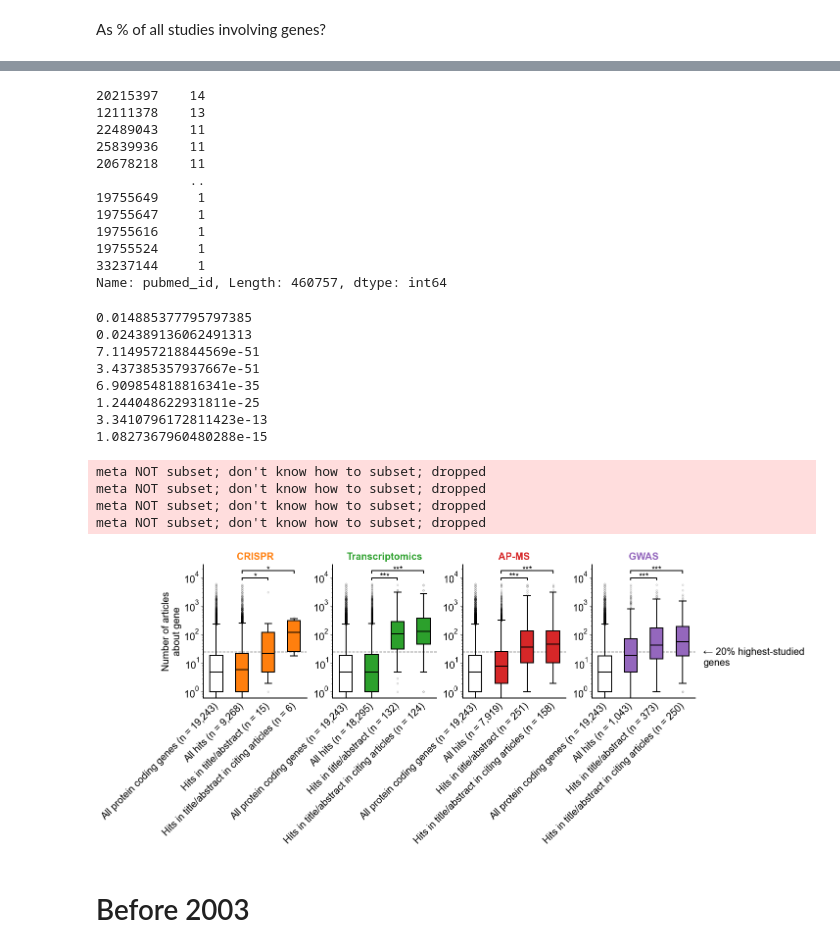
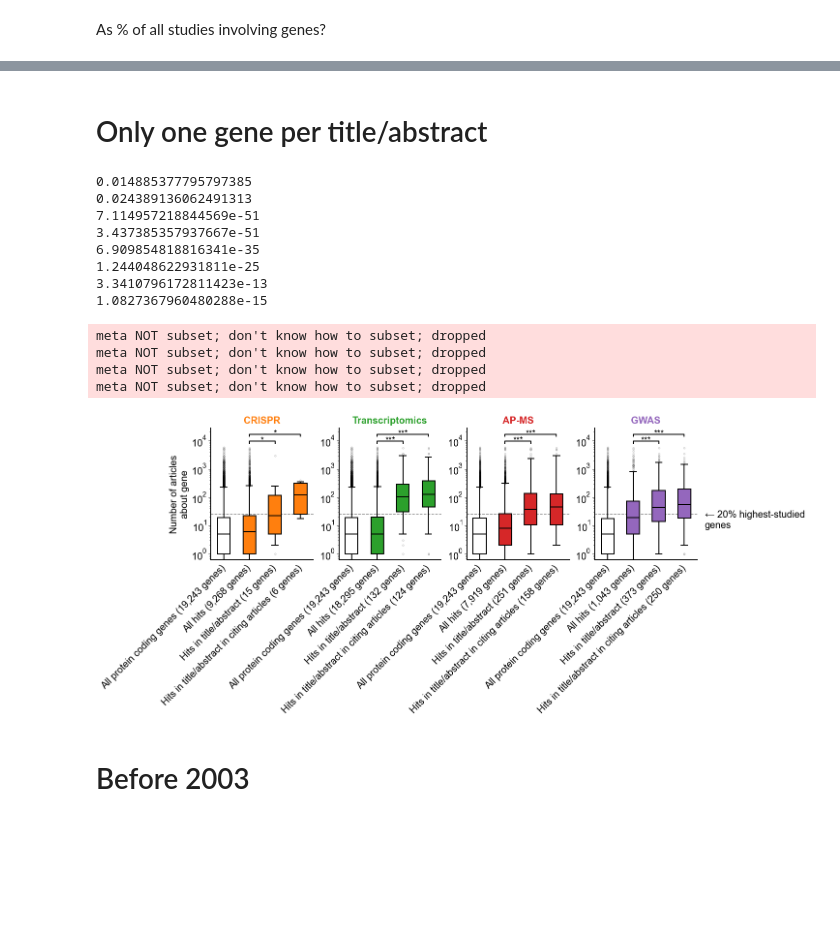
Before and after one commit to amarallab/fmug_analysis, a Jupyter notebook: notebooks/230825_filter_figure.ipynb, the cells around one changed output, grey strips where cells are left out. Saved outputs shown, nothing was run; the diff lists cells and outputs as text; code cells hidden in the pictures; blank space fills up the shorter version.

```diff
--- a/notebooks/230825_filter_figure.ipynb
+++ b/notebooks/230825_filter_figure.ipynb
@@ -444,7 +444,7 @@ def plot_boxplot(ax, hit_type='transcriptomics',
                           'Hits in title/abstract in citing articles']
 
     for ii in range(4):
-        x_tick_labels[ii] = x_tick_labels[ii] + ' (n = ' + '{:,}'.format(len(data[ii])) + ')'
+        x_tick_labels[ii] = x_tick_labels[ii] + ' (' + '{:,}'.format(len(data[ii])) + ' genes)'
 
     ax.set_xticks(ticks = [0,1,2,3],
                   labels=x_tick_labels)
@@ -584,7 +584,7 @@ def plot_boxplot(ax, hit_type='transcriptomics',
                           'Hits in title/abstract in citing articles']
 
     for ii in range(4):
-        x_tick_labels[ii] = x_tick_labels[ii] + ' (n = ' + '{:,}'.format(len(data[ii])) + ')'
+        x_tick_labels[ii] = x_tick_labels[ii] + ' (' + '{:,}'.format(len(data[ii])) + ' genes)'
 
     ax.set_xticks(ticks = [0,1,2,3],
                   labels=x_tick_labels)
@@ -640,15 +639,0 @@ meta NOT subset; don't know how to subset; dropped
-# %%
-gene2pubmed[~gene2pubmed['pubmed_id'].isin(pmid_dict.get('gwas'))]['pubmed_id'].value_counts()
-# %% [output]
-20215397    14
-12111378    13
-22489043    11
-25839936    11
-20678218    11
-            ..
-19755649     1
-19755647     1
-19755616     1
-19755524     1
-33237144     1
-Name: pubmed_id, Length: 460757, dtype: int64
@@ -657,3 +640,5 @@ Name: pubmed_id, Length: 460757, dtype: int64
+# %% [markdown]
+# Only one gene per title/abstract
 # %%
 np.random.seed(50)
 
@@ -746,7 +731,7 @@ def plot_boxplot(ax, hit_type='transcriptomics',
                           'Hits in title/abstract in citing articles']
 
     for ii in range(4):
-        x_tick_labels[ii] = x_tick_labels[ii] + ' (n = ' + '{:,}'.format(len(data[ii])) + ')'
+        x_tick_labels[ii] = x_tick_labels[ii] + ' (' + '{:,}'.format(len(data[ii])) + ' genes)'
 
     ax.set_xticks(ticks = [0,1,2,3],
                   labels=x_tick_labels)
@@ -770,34 +755,34 @@ for ax in axes:
     ax.set_yscale('log')
     #ax.set_ylim([-1,1000])
     ax.tick_params(axis='both', labelsize=20, bottom=False)
     ax.tick_params(axis='y', length=5, which='major')
     ax.tick_params(axis='y', length=3, which='minor')
     ax.tick_params(axis='x', pad=10)
     ax.spines['right'].set_visible(False)
     ax.spines['top'].set_visible(False)
     [ax.spines[i].set_linewidth(2) for i in ax.spines]
     ax.set_xticklabels(labels=ax.xaxis.get_ticklabels(),
                              rotation=45, ha='right', va='center', rotation_mode='anchor')
 
 plt.savefig('../img/horizontal_filter_figure_one_per_abstract.png', dpi=300, bbox_inches='tight')
 plt.savefig('../img/horizontal_filter_figure_one_per_abstract.pdf', bbox_inches='tight')
 
 export.image('general', p='figures/horizontal_filter_figure_one_per_abstract.pdf', date=True)
 export.raster_image('general', p='figures/horizontal_filter_figure_one_per_abstract.png', date=True, dpi=600)
 # %% [output]
 0.014885377795797385
 0.024389136062491313
 7.114957218844569e-51
 3.437385357937667e-51
 6.909854818816341e-35
 1.244048622931811e-25
 3.3410796172811423e-13
 1.0827367960480288e-15
 meta NOT subset; don't know how to subset; dropped
 meta NOT subset; don't know how to subset; dropped
 meta NOT subset; don't know how to subset; dropped
 meta NOT subset; don't know how to subset; dropped
-[figure, old version]
+[figure, new version]
 # %% [markdown]
 # Before 2003
 # %%
```
Also changed, not shown: parts of 6 cells of this notebook, 11 other files.
